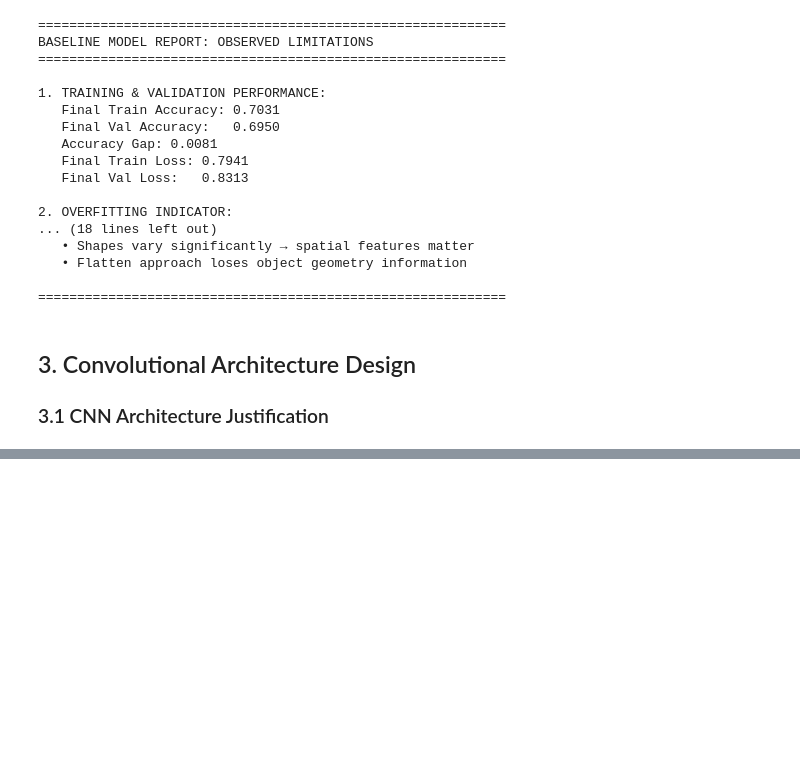
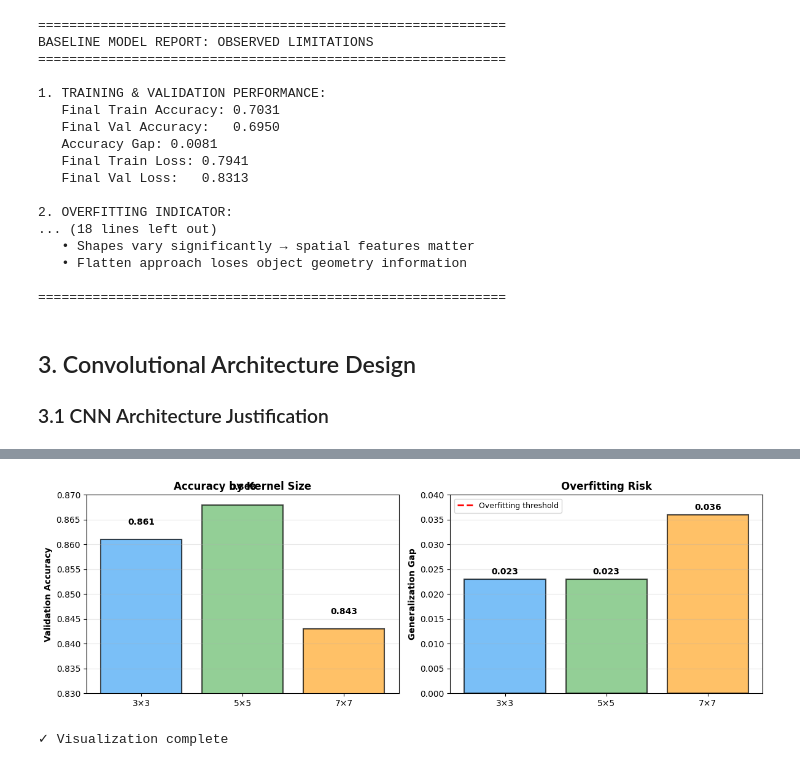
Before and after one commit to juancontrerasp/Exploring-Convolutional-Layers-TDSE, a Jupyter notebook: exploring_convolutional_layers.ipynb, the cells around one changed output, grey strips where cells are left out. Drawn from its saved outputs; the diff is of its cells as text; code cells hidden in the pictures; blank space fills up the shorter version.

```diff
--- a/exploring_convolutional_layers.ipynb
+++ b/exploring_convolutional_layers.ipynb
@@ -573,0 +685,33 @@ The pooling gradually shrinks spatial dimensions (424 → 212 → 106 → 53), s
+# %%
+fig, axes = plt.subplots(1, 2, figsize=(12, 4))
+colors = ['#42A5F5', '#66BB6A', '#FFA726']
+
+# Plot 1: Validation Accuracy
+ax = axes[0]
+bars = ax.bar(results_df['Kernel'], results_df['Val Accuracy'], color=colors, alpha=0.7, edgecolor='black', linewidth=1.5)
+ax.set_ylabel('Validation Accuracy', fontweight='bold')
+ax.set_title('Accuracy by Kernel Size', fontweight='bold', fontsize=12)
+ax.set_ylim([0.83, 0.87])
+ax.grid(axis='y', alpha=0.3)
+for bar, val in zip(bars, results_df['Val Accuracy']):
+    ax.text(bar.get_x() + bar.get_width()/2, val + 0.003, f'{val:.3f}', ha='center', fontweight='bold')
+
+# Plot 2: Generalization Gap (overfitting metric)
+ax = axes[1]
+bars = ax.bar(results_df['Kernel'], results_df['Gen Gap'], color=colors, alpha=0.7, edgecolor='black', linewidth=1.5)
+ax.axhline(y=0.05, color='red', linestyle='--', linewidth=2, label='Overfitting threshold')
+ax.set_ylabel('Generalization Gap', fontweight='bold')
+ax.set_title('Overfitting Risk', fontweight='bold', fontsize=12)
+ax.set_ylim([0, 0.04])
+ax.legend(fontsize=9)
+ax.grid(axis='y', alpha=0.3)
+for bar, val in zip(bars, results_df['Gen Gap']):
+    ax.text(bar.get_x() + bar.get_width()/2, val + 0.001, f'{val:.3f}', ha='center', fontweight='bold')
+
+plt.tight_layout()
+plt.show()
+
+print("\n✓ Visualization complete")
+# %% [output]
+[figure, added]
+✓ Visualization complete
```
Also changed, not shown: parts of 12 cells of this notebook.
